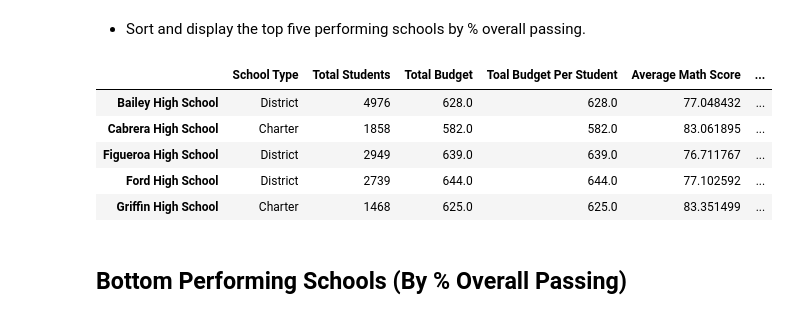
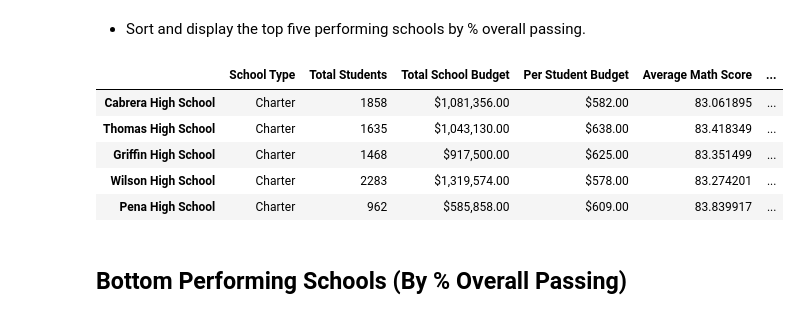
Before and after one commit to tarapolli/Pandas-challenge, a Jupyter notebook: PyCitySchools/PyCitySchools_starter.ipynb, the cells around one changed output. Drawn from its saved outputs; the diff is of its cells as text; code cells hidden in the pictures.

Commit message:
revised PyCitySchool

```diff
--- a/PyCitySchools/PyCitySchools_starter.ipynb
+++ b/PyCitySchools/PyCitySchools_starter.ipynb
@@ -198,4 +159,0 @@ Name: Student ID, dtype: int64
-# %%
-# calculate total school budget
-grouped_schools_budget = school_data.set_index("school_name")["budget"]
-print(grouped_schools_budget)
@@ -375,0 +175,35 @@ school_summary
+# %%
+# Get the students who passed math and passed reading by creating separate filtered DataFrames.
+school_passing_math = school_data_complete[(school_data_complete["math_score"] >= 70)]
+school_passing_reading = school_data_complete[(school_data_complete["reading_score"] >= 70)]
+
+# Get the the students who passed both reading and math in a separate DataFrame.
+passing_math_and_reading = school_data_complete[(school_data_complete["reading_score"] >= 70)
+                                               & (school_data_complete["math_score"] >= 70)]
+# %%
+# percent passing overall
+per_school_passing_math = school_passing_math.groupby(["school_name"]).count()["student_name"] / per_school_counts * 100
+per_school_passing_reading = school_passing_reading.groupby(["school_name"]).count()["student_name"] / per_school_counts * 100
+overall_passing_rate = passing_math_and_reading.groupby(["school_name"]).count()["student_name"] / per_school_counts * 100
+# %%
+# create data frame                                                       # refer to  GoodReadsSummary.ipynb
+per_school_summary = pd.DataFrame({"School Type": school_types,
+                                   "Total Students": per_school_counts,
+                                   "Total School Budget": per_school_budget,
+                                   "Per Student Budget": per_school_capita,
+                                   "Average Math Score": per_school_math,
+                                   "Average Reading Score": per_school_reading,
+                                   "% Passing Math": per_school_passing_math,
+                                   "% Passing Reading": per_school_passing_reading,
+                                   "% Overall Passing": overall_passing_rate})
+
+# Minor data wrangling
+per_school_summary = per_school_summary[["School Type", "Total Students", "Total School Budget", "Per Student Budget",
+                                         "Average Math Score", "Average Reading Score",
+                                         "% Passing Math", "% Passing Reading",
+                                         "% Overall Passing"]]
+per_school_summary["Total School Budget"] = per_school_summary["Total School Budget"].map("${:,.2f}".format)
+per_school_summary["Per Student Budget"] = per_school_summary["Per Student Budget"].map("${:,.2f}".format)
+
+# Display the DataFrame
+per_school_summary
@@ -379,15 +230,15 @@ school_summary
 * Sort and display the top five performing schools by % overall passing.
 # %%
 # Sort and display the top five performing schools by % overall passing
-top_performing_schools_df = school_summary.sort_values("% Overall Passing", ascending=[False])
-top_performing_schools_df.head()
+top_schools = per_school_summary.sort_values(["% Overall Passing"], ascending=False)
+top_schools.head(5)
 # %% [output]
-|  | School Type | Total Students | Total Budget | Toal Budget Per Student | Average Math Score | ... |
-| Bailey High School | District | 4976 | 628.0 | 628.0 | 77.048432 | ... |
-| Cabrera High School | Charter | 1858 | 582.0 | 582.0 | 83.061895 | ... |
-| Figueroa High School | District | 2949 | 639.0 | 639.0 | 76.711767 | ... |
-| Ford High School | District | 2739 | 644.0 | 644.0 | 77.102592 | ... |
-| Griffin High School | Charter | 1468 | 625.0 | 625.0 | 83.351499 | ... |
+|  | School Type | Total Students | Total School Budget | Per Student Budget | Average Math Score | ... |
+| Cabrera High School | Charter | 1858 | $1,081,356.00 | $582.00 | 83.061895 | ... |
+| Thomas High School | Charter | 1635 | $1,043,130.00 | $638.00 | 83.418349 | ... |
+| Griffin High School | Charter | 1468 | $917,500.00 | $625.00 | 83.351499 | ... |
+| Wilson High School | Charter | 2283 | $1,319,574.00 | $578.00 | 83.274201 | ... |
+| Pena High School | Charter | 962 | $585,858.00 | $609.00 | 83.839917 | ... |
 # %% [markdown]
 ## Bottom Performing Schools (By % Overall Passing)
 # %% [markdown]
```
Also changed, not shown: parts of 53 cells of this notebook.
